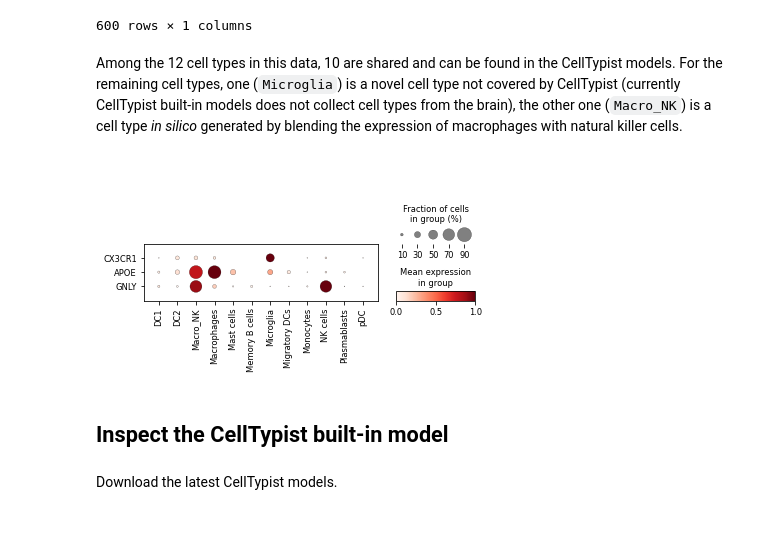
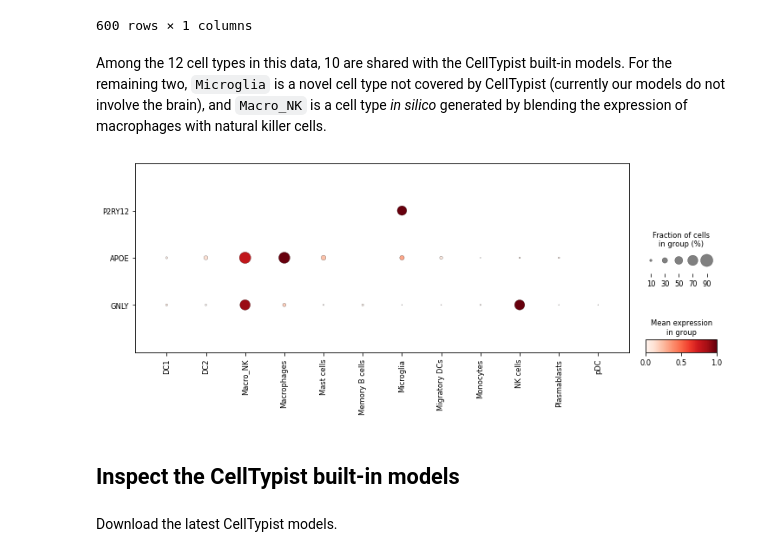
Before and after one commit to Teichlab/celltypist, a Jupyter notebook: notebook/celltypist_tutorial_ml.ipynb, the cells around one changed output. Drawn from its saved outputs; the diff is of its cells as text; code cells hidden in the pictures; blank space fills up the shorter version.

```diff
--- a/notebook/celltypist_tutorial_ml.ipynb
+++ b/notebook/celltypist_tutorial_ml.ipynb
@@ -79,13 +79,13 @@ adata_600.obs
 | cell600 | Macro_NK |
 600 rows × 1 columns
 # %% [markdown]
-Among the 12 cell types in this data, 10 are shared and can be found in the CellTypist models. For the remaining cell types, one (`Microglia`) is a novel cell type not covered by CellTypist (currently CellTypist built-in models does not collect cell types from the brain), the other one (`Macro_NK`) is a cell type *in silico* generated by blending the expression of macrophages with natural killer cells.
+Among the 12 cell types in this data, 10 are shared with the CellTypist built-in models. For the remaining two, `Microglia` is a novel cell type not covered by CellTypist (currently our models do not involve the brain), and `Macro_NK` is a cell type *in silico* generated by blending the expression of macrophages with natural killer cells.
 # %%
-sc.pl.dotplot(adata_600, ['CX3CR1', 'APOE', 'GNLY'], groupby = 'cell_type', swap_axes = True, standard_scale = 'var')
+sc.pl.dotplot(adata_600, ['P2RY12', 'APOE', 'GNLY'], groupby = 'cell_type', swap_axes = True, standard_scale = 'var', figsize = [12, 4])
 # %% [output]
-[figure, old version]
+[figure, new version]
 # %% [markdown]
-## Inspect the CellTypist built-in model
+## Inspect the CellTypist built-in models
 # %% [markdown]
 Download the latest CellTypist models.
 # %%
```
Also changed, not shown: parts of 12 cells of this notebook.
